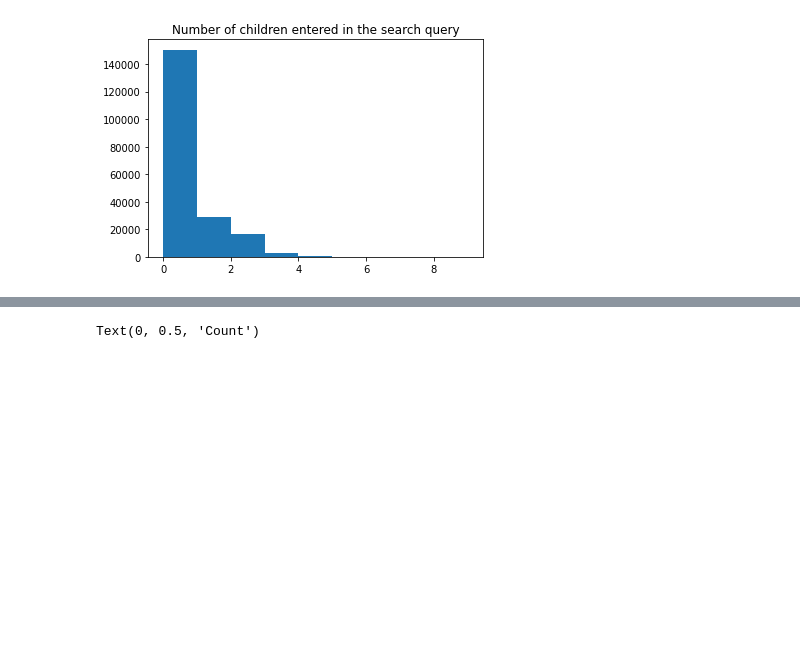
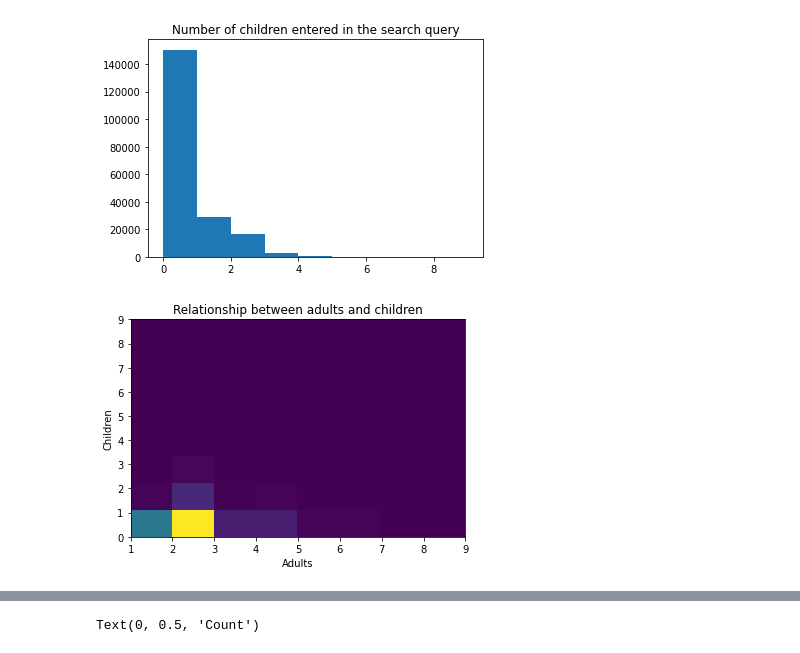
Before and after one commit to Heleenoudenijhuis/Datamining, a Jupyter notebook: Hotel_data_mining_EXPLORATION.ipynb, the cells around one changed output, grey strips where cells are left out. Cells and saved outputs as stored; diff of their text form; code cells hidden in the pictures; blank space fills up the shorter version.

```diff
--- a/Hotel_data_mining_EXPLORATION.ipynb
+++ b/Hotel_data_mining_EXPLORATION.ipynb
@@ -61,4 +62,12 @@ plt.title('Number of children entered in the search query')
 plt.show()
 # %% [output]
 [figure]
+# %%
+plt.hist2d(search['srch_adults_count'], search['srch_children_count'], bins=8)
+plt.title('Relationship between adults and children')
+plt.xlabel('Adults')
+plt.ylabel('Children')
+plt.show()
+# %% [output]
+[figure, added]
 # %%
```
Also changed, not shown: parts of 3 cells of this notebook.
